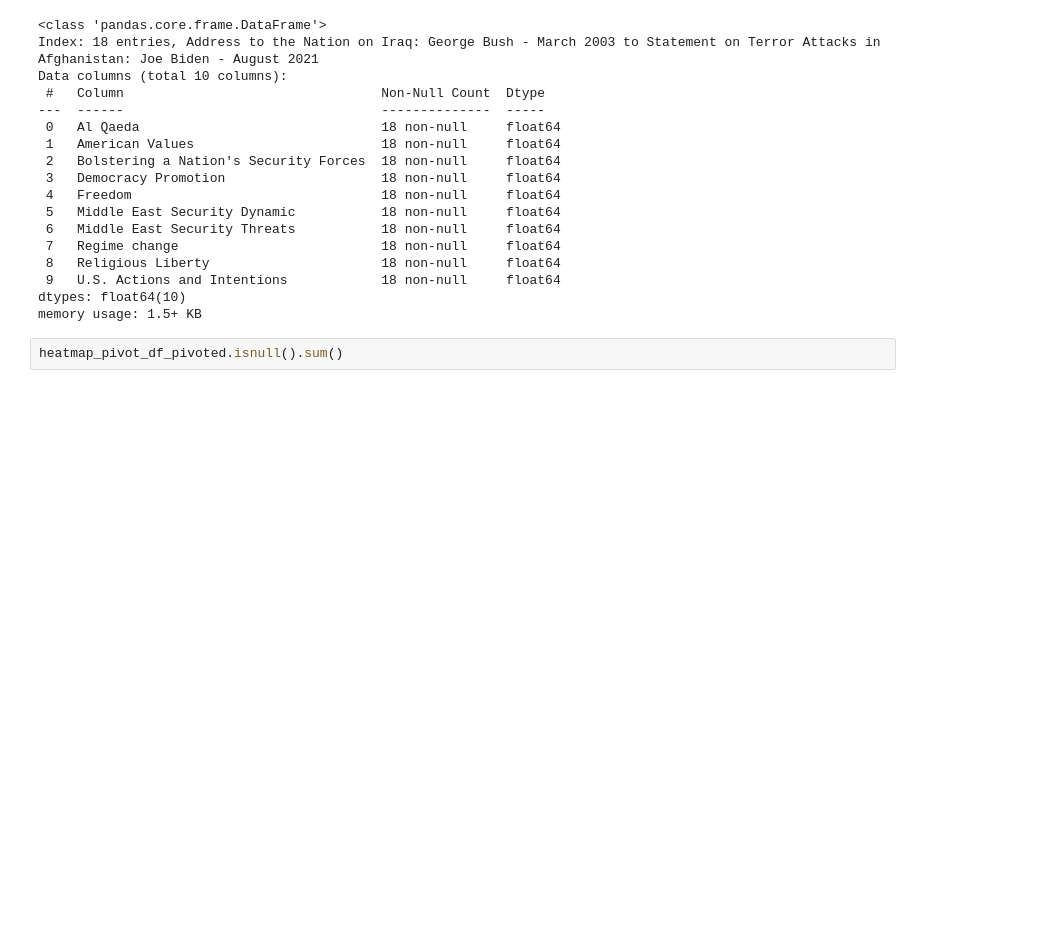
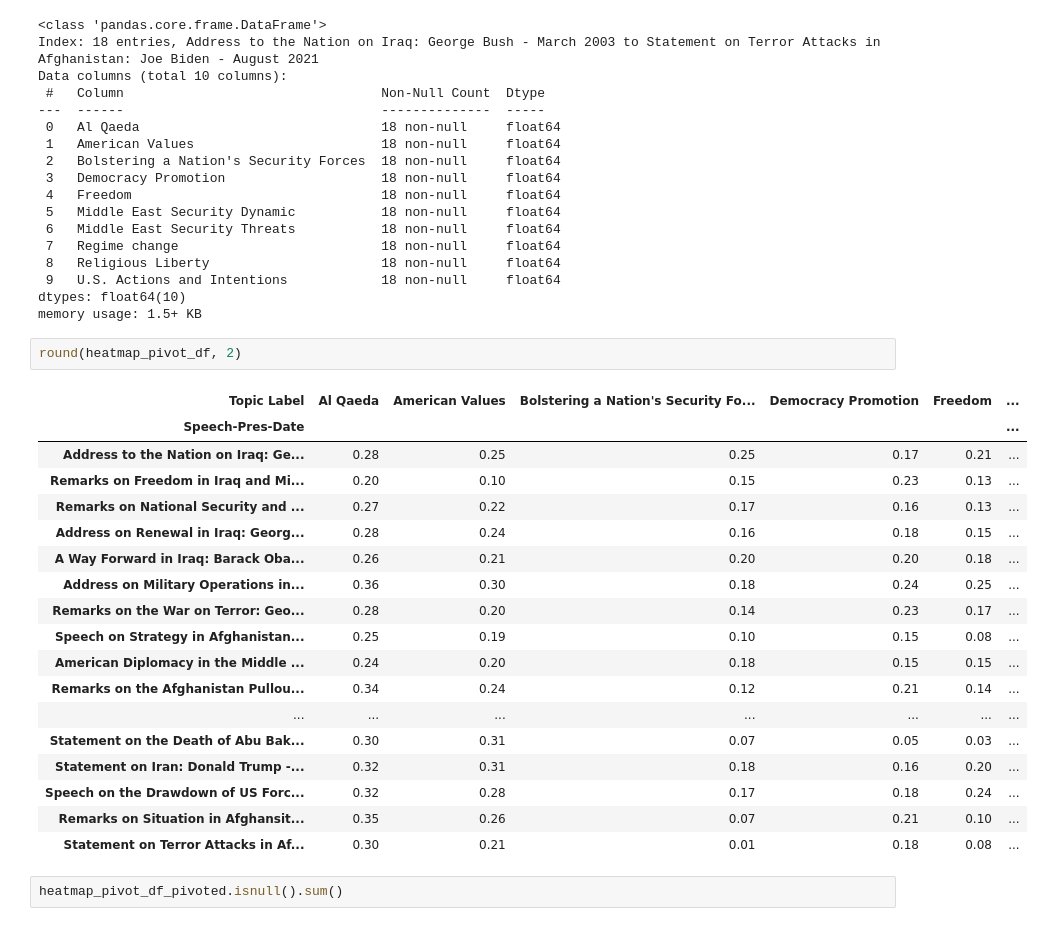
Before and after one commit to Kasheme/NLP, a Jupyter notebook: US Presedential Speeches/Dash App/notebooks/topic model results viz.ipynb, the cells around one changed output. Drawn from its saved outputs; the diff is of its cells as text; blank space fills up the shorter version.

Commit message:
Speech Analysis Updates

```diff
--- a/US Presedential Speeches/Dash App/notebooks/topic model results viz.ipynb
+++ b/US Presedential Speeches/Dash App/notebooks/topic model results viz.ipynb
@@ -255,6 +255,27 @@ Data columns (total 10 columns):
  9   U.S. Actions and Intentions            18 non-null     float64
 dtypes: float64(10)
 memory usage: 1.5+ KB
+# %%
+round(heatmap_pivot_df, 2)
+# %% [output]
+| Topic Label | Al Qaeda | American Values | Bolstering a Nation's Security Fo... | Democracy Promotion | Freedom | ... |
+| Speech-Pres-Date |  |  |  |  |  | ... |
+| Address to the Nation on Iraq: Ge... | 0.28 | 0.25 | 0.25 | 0.17 | 0.21 | ... |
+| Remarks on Freedom in Iraq and Mi... | 0.20 | 0.10 | 0.15 | 0.23 | 0.13 | ... |
+| Remarks on National Security and ... | 0.27 | 0.22 | 0.17 | 0.16 | 0.13 | ... |
+| Address on Renewal in Iraq: Georg... | 0.28 | 0.24 | 0.16 | 0.18 | 0.15 | ... |
+| A Way Forward in Iraq: Barack Oba... | 0.26 | 0.21 | 0.20 | 0.20 | 0.18 | ... |
+| Address on Military Operations in... | 0.36 | 0.30 | 0.18 | 0.24 | 0.25 | ... |
+| Remarks on the War on Terror: Geo... | 0.28 | 0.20 | 0.14 | 0.23 | 0.17 | ... |
+| Speech on Strategy in Afghanistan... | 0.25 | 0.19 | 0.10 | 0.15 | 0.08 | ... |
+| American Diplomacy in the Middle ... | 0.24 | 0.20 | 0.18 | 0.15 | 0.15 | ... |
+| Remarks on the Afghanistan Pullou... | 0.34 | 0.24 | 0.12 | 0.21 | 0.14 | ... |
+| ... | ... | ... | ... | ... | ... | ... |
+| Statement on the Death of Abu Bak... | 0.30 | 0.31 | 0.07 | 0.05 | 0.03 | ... |
+| Statement on Iran: Donald Trump -... | 0.32 | 0.31 | 0.18 | 0.16 | 0.20 | ... |
+| Speech on the Drawdown of US Forc... | 0.32 | 0.28 | 0.17 | 0.18 | 0.24 | ... |
+| Remarks on Situation in Afghansit... | 0.35 | 0.26 | 0.07 | 0.21 | 0.10 | ... |
+| Statement on Terror Attacks in Af... | 0.30 | 0.21 | 0.01 | 0.18 | 0.08 | ... |
 # %%
 heatmap_pivot_df_pivoted.isnull().sum()
 # %% [output]
```
Also changed, not shown: parts of 11 cells of this notebook, 2 other files.
